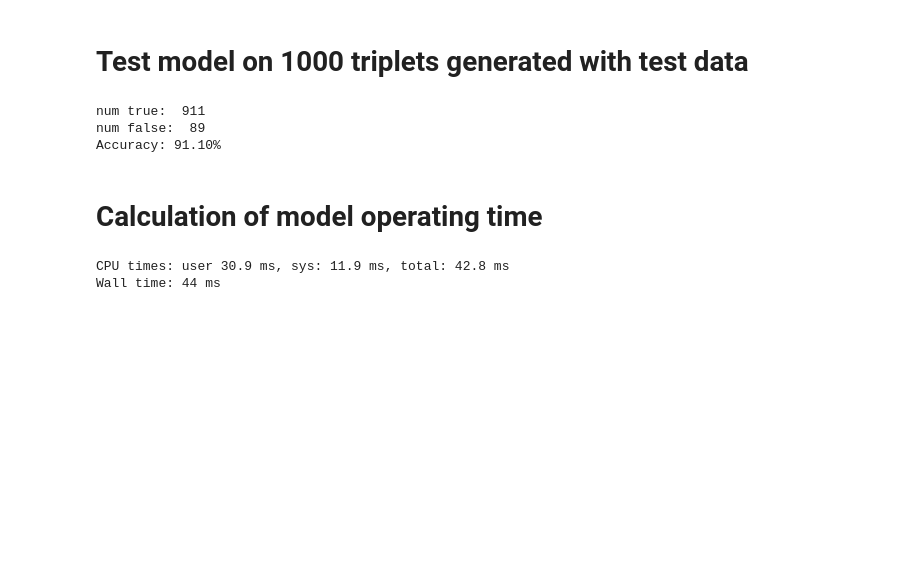
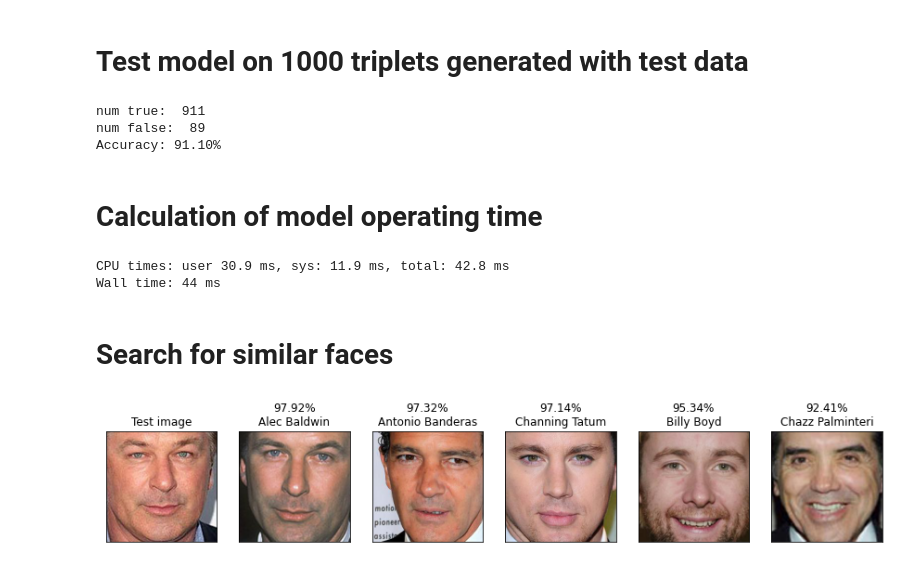
Before and after one commit to ArtemAvanesov/Face-recognition, a Jupyter notebook: face_recognition_resnet.ipynb, the cells around one changed output. Drawn from its saved outputs; the diff is of its cells as text; code cells hidden in the pictures; blank space fills up the shorter version.

Commit message:
Update face_recognition_resnet

```diff
--- a/face_recognition_resnet.ipynb
+++ b/face_recognition_resnet.ipynb
@@ -348,3 +348,5 @@ embedding_anchor = embedding_model.predict(anchor)
 # %% [output]
 CPU times: user 30.9 ms, sys: 11.9 ms, total: 42.8 ms
 Wall time: 44 ms
+# %% [markdown]
+# Search for similar faces
@@ -350,0 +369,35 @@ Wall time: 44 ms
+# %%
+def search_similar_person(index_test_person_in_metadata = 6):
+  test_face = io.imread(image_path + "/" + str(metadata_test[index_test_person_in_metadata,0]) + ".jpg")
+  test_embedding = embedding_model.predict(np.array([test_face])/255)
+
+  # Searching for similar faces
+  mean_dist = []
+  for i in range(0,len(saved_names),1):
+    distance = []
+    for j in range(0,len(saved_embeddings[i]),1):
+      distance.append(np.sum((test_embedding[0] - saved_embeddings[i][j][0])**2))
+    mean_dist.append(np.mean(distance))
+
+  sorted_dist = sorted(mean_dist)
+  mean_dist = np.array(mean_dist)
+  images = []
+  names = []
+
+  names.append("Test image")
+  images.append(test_face)
+  for i in range(0,5,1):
+    index_person = np.where(mean_dist == sorted_dist[i])
+    percent_similar = (sorted_dist[i])/((sorted_dist[-1])/100)
+    name = saved_names[index_person][0]
+    images.append(io.imread(image_path + "/" + str(metadata_saved[[np.where(metadata_saved[:,2] == name)][0][0][0],0]) + ".jpg"))
+    names.append(str(round(100 - percent_similar,2)) + "%\n" + name)
+
+  fix,axes = plt.subplots(1,6, figsize=(15,4), subplot_kw={'xticks':(),'yticks':()})
+  for name, image, ax in zip(names, images, axes.ravel()):
+      ax.imshow(image)
+      ax.set_title(name)
+# %%
+search_similar_person(6)
+# %% [output]
+[figure, added]
```
Also changed, not shown: parts of 2 cells of this notebook.
